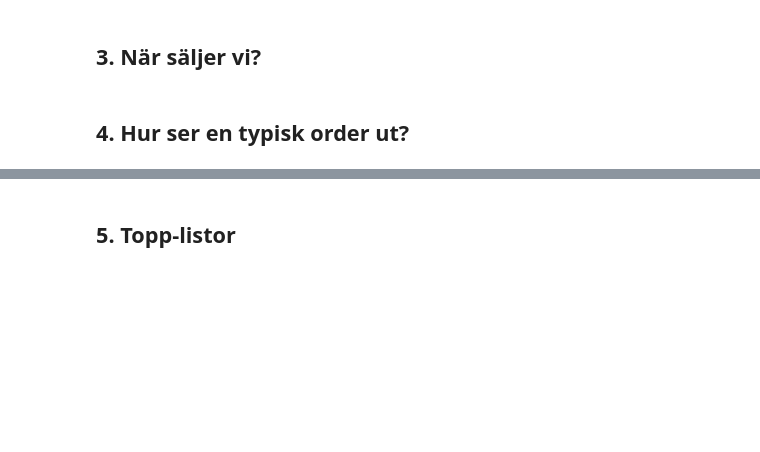
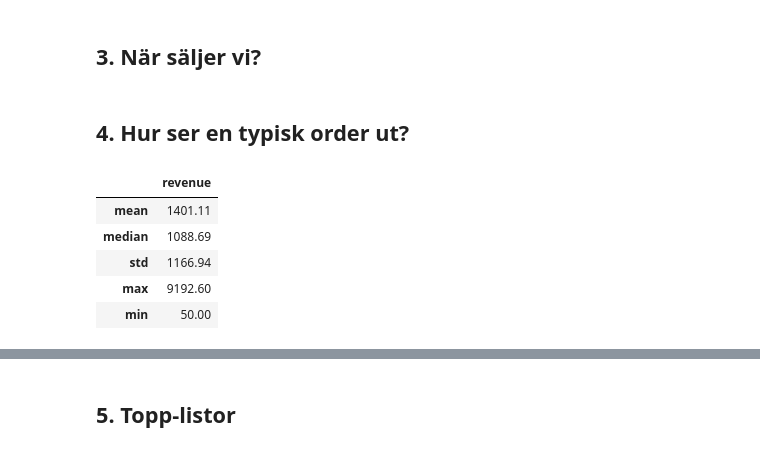
Before and after one commit to Jujbraga/ecommerce-sales-report, a Jupyter notebook: notebooks/report.ipynb, the cells around one changed output, grey strips where cells are left out. Saved outputs shown, nothing was run; the diff lists cells and outputs as text; code cells hidden in the pictures; blank space fills up the shorter version.

```diff
--- a/notebooks/report.ipynb
+++ b/notebooks/report.ipynb
@@ -1,9 +1,17 @@
 # %% [markdown]
 # E-handel: snabbrapport
 # %%
+import sys, os
+
+sys.path.append(os.path.abspath(".."))
+
 import pandas as pd
 import matplotlib.pyplot as plt
 from src.io_utils import df
+from src.viz import *
+from src.ecommerce import EcommerceAnalyzer
+
+analysis = EcommerceAnalyzer(df)
 # %% [markdown]
 ## 1. Vad säljer?
 # %% [markdown]
@@ -12,3 +20,12 @@ from src.io_utils import df
 ## 3. När säljer vi?
 # %% [markdown]
 ## 4. Hur ser en typisk order ut?
+# %%
+analysis.calculate_avg()
+# %% [output]
+|  | revenue |
+| mean | 1401.11 |
+| median | 1088.69 |
+| std | 1166.94 |
+| max | 9192.60 |
+| min | 50.00 |
```
Also changed, not shown: parts of 1 cell of this notebook.
